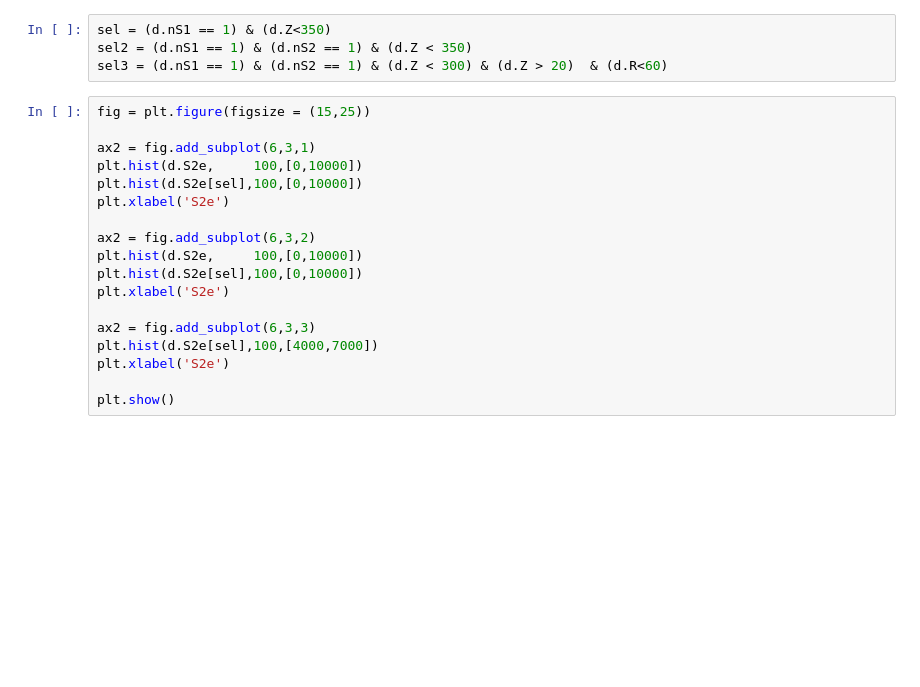
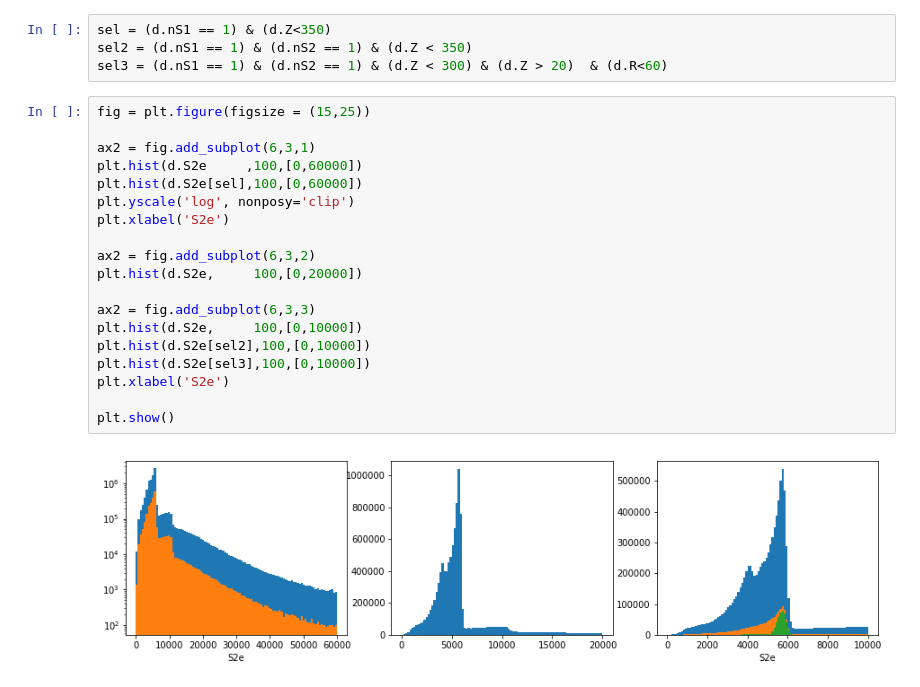
Before and after one commit to neuslopez/ICARO, a Jupyter notebook: Dorothea-Run533-Qmax80k-PlotsSel3.ipynb, the cells around one changed output. Cells and saved outputs as stored; diff of their text form; blank space fills up the shorter version.

Commit message:
fix plots

```diff
--- a/Dorothea-Run533-Qmax80k-PlotsSel3.ipynb
+++ b/Dorothea-Run533-Qmax80k-PlotsSel3.ipynb
@@ -104,21 +127,24 @@ sel3 = (d.nS1 == 1) & (d.nS2 == 1) & (d.Z < 300) & (d.Z > 20)  & (d.R<60)
 # %%
 fig = plt.figure(figsize = (15,25))
 
 ax2 = fig.add_subplot(6,3,1)
-plt.hist(d.S2e,     100,[0,10000])
-plt.hist(d.S2e[sel],100,[0,10000])
+plt.hist(d.S2e     ,100,[0,60000])
+plt.hist(d.S2e[sel],100,[0,60000])
+plt.yscale('log', nonposy='clip')
 plt.xlabel('S2e')
 
 ax2 = fig.add_subplot(6,3,2)
-plt.hist(d.S2e,     100,[0,10000])
-plt.hist(d.S2e[sel],100,[0,10000])
-plt.xlabel('S2e')
+plt.hist(d.S2e,     100,[0,20000])
 
 ax2 = fig.add_subplot(6,3,3)
-plt.hist(d.S2e[sel],100,[4000,7000])
+plt.hist(d.S2e,     100,[0,10000])
+plt.hist(d.S2e[sel2],100,[0,10000])
+plt.hist(d.S2e[sel3],100,[0,10000])
 plt.xlabel('S2e')
 
 plt.show()
+# %% [output]
+[figure, added]
 # %%
 fig = plt.figure(figsize = (11,13))
 
```
Also changed, not shown: parts of 15 cells of this notebook.
